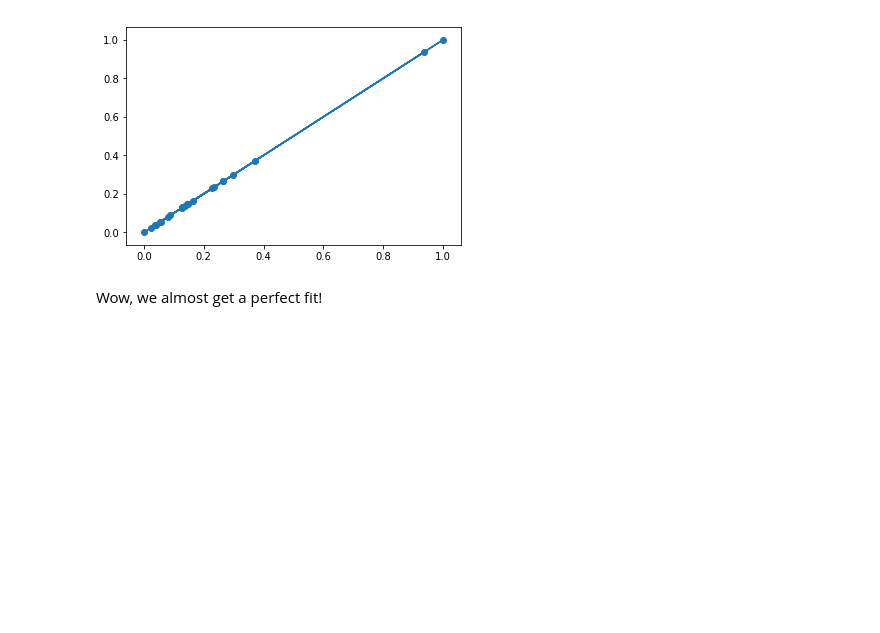
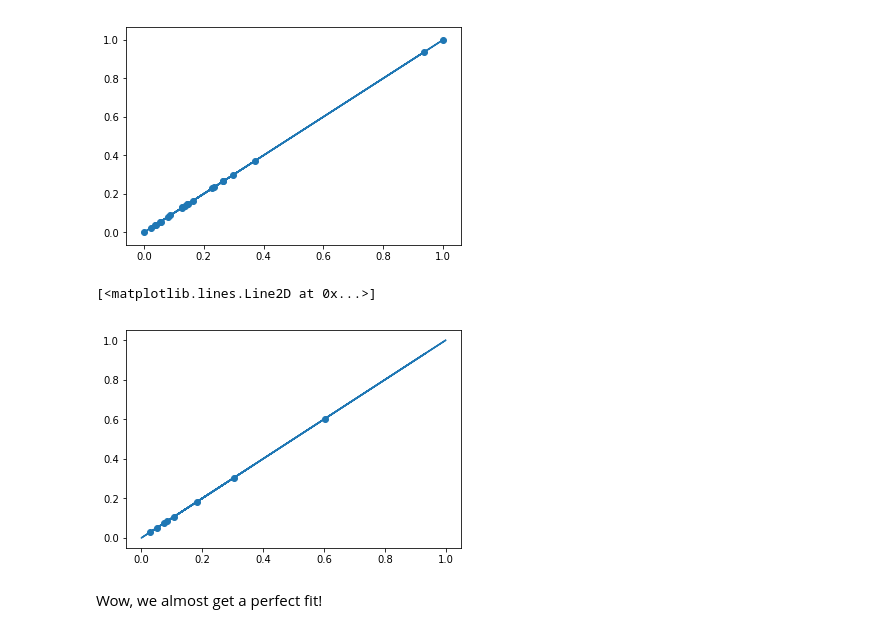
Before and after one commit to dlm6693/dsc-2-24-08-bias-variance-trade-off-lab-nyc-ds-career-031119, a Jupyter notebook: index.ipynb, the cells around one changed output. Saved outputs shown, nothing was run; the diff lists cells and outputs as text; code cells hidden in the pictures; blank space fills up the shorter version.

```diff
--- a/index.ipynb
+++ b/index.ipynb
@@ -146,8 +146,11 @@ plt.plot(y_train, y_train)
 [figure]
 # %%
 lr.fit(X_test_poly, y_test)
-plt.scatter(y_test, lr.predict(X_train_poly))
+plt.scatter(y_test, lr.predict(X_test_poly))
 plt.plot(y_train, y_train)
+# %% [output]
+[<matplotlib.lines.Line2D at 0x...>]
+[figure, added]
 # %% [markdown]
 Wow, we almost get a perfect fit!
 # %% [markdown]
```
